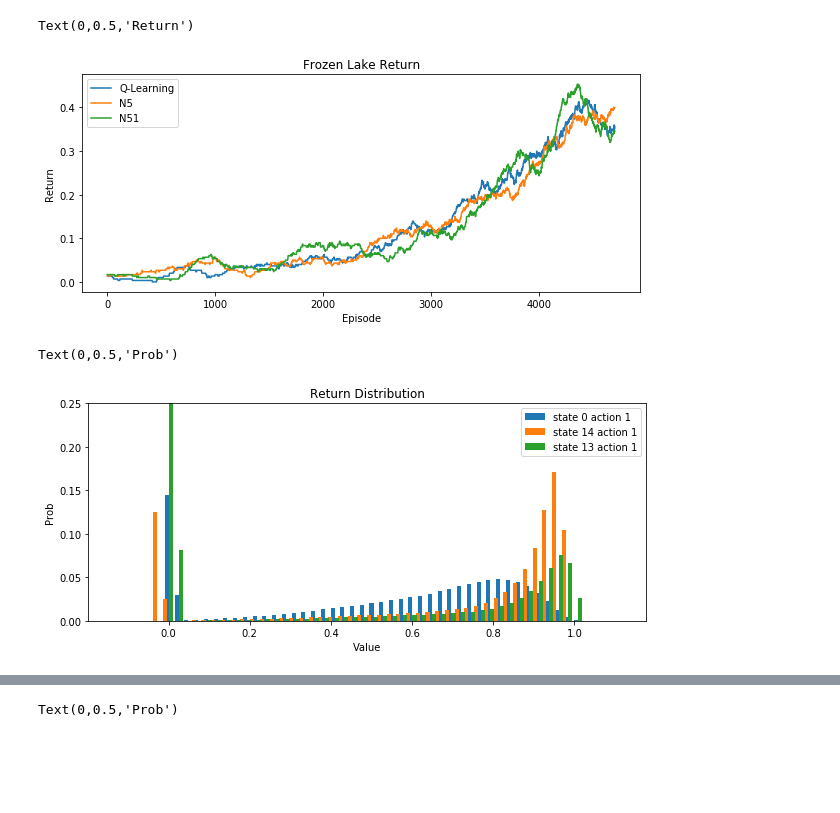
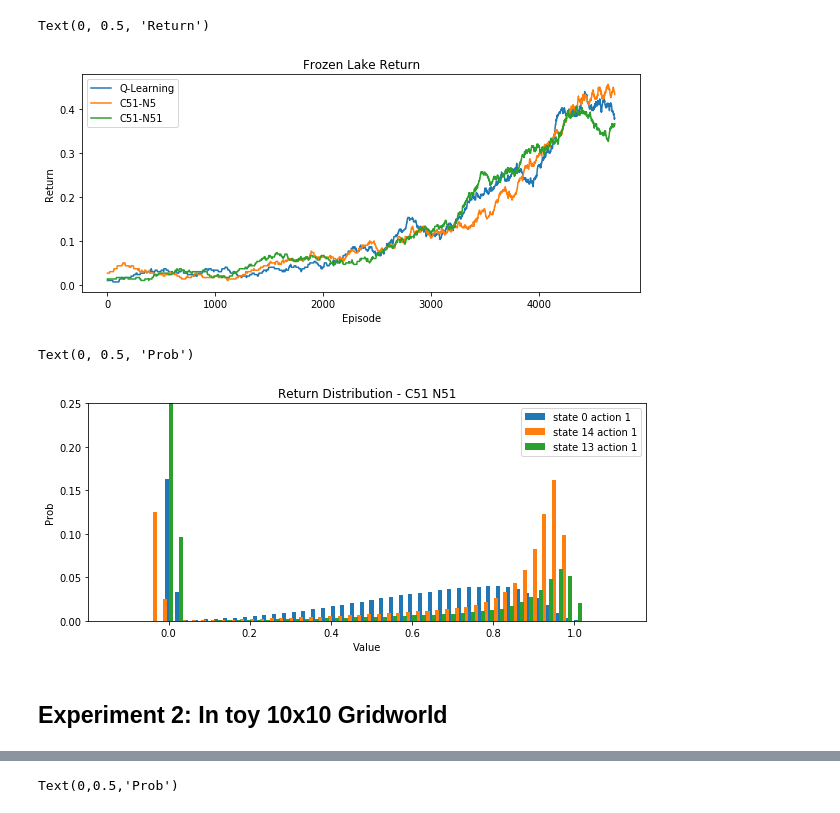
Before and after one commit to Rkeramati/crl, a Jupyter notebook: safe/C51/Untitled.ipynb, the cells around one changed output, grey strips where cells are left out. Saved outputs shown, nothing was run; the diff lists cells and outputs as text; code cells hidden in the pictures; blank space fills up the shorter version.

```diff
--- a/safe/C51/Untitled.ipynb
+++ b/safe/C51/Untitled.ipynb
@@ -105,18 +236,18 @@ for ep in range(num_episode):
 # %%
 plt.figure(figsize=(10, 4))
 plt.title('Frozen Lake Return')
-plt.plot(mv(np.load('q.npy'), 300), label = 'Q-Learning')
-plt.plot(mv(np.load('qC51N5.npy'), 300), label = 'N5')
-plt.plot(mv(np.load('qC51N51.npy'), 300), label = 'N51')
+plt.plot(mv(np.load('frozen_lake_q_learning.npy'), 300), label = 'Q-Learning')
+plt.plot(mv(np.load('frozen_lake_C51_n5.npy'), 300), label = 'C51-N5')
+plt.plot(mv(np.load('frozen_lake_C51_n51.npy'), 300), label = 'C51-N51')
 plt.legend()
 plt.xlabel('Episode')
 plt.ylabel('Return')
 # %% [output]
-Text(0,0.5,'Return')
+Text(0, 0.5, 'Return')
-[figure, old version]
+[figure, new version]
 # %%
 plt.figure(figsize=(10, 4))
-plt.title('Return Distribution')
+plt.title('Return Distribution - C51 N51')
 plt.bar(c51.z, c51.p[0, 0, :], width = 0.01, label = 'state 0 action 1', linewidth = 5)
 plt.bar(c51.z - 0.03, c51.p[14, 0, :], width = 0.01, label = 'state 14 action 1', linewidth = 5)
 plt.bar(c51.z + 0.01, c51.p[13, 0, :], width = 0.01, label = 'state 13 action 1', linewidth = 5)
@@ -125,5 +256,7 @@ plt.legend()
 plt.xlabel('Value')
 plt.ylabel('Prob')
 # %% [output]
-Text(0,0.5,'Prob')
+Text(0, 0.5, 'Prob')
-[figure, old version]
+[figure, new version]
+# %% [markdown]
+## Experiment 2: In toy 10x10 Gridworld
```
Also changed, not shown: parts of 49 cells of this notebook, 39 other files.
